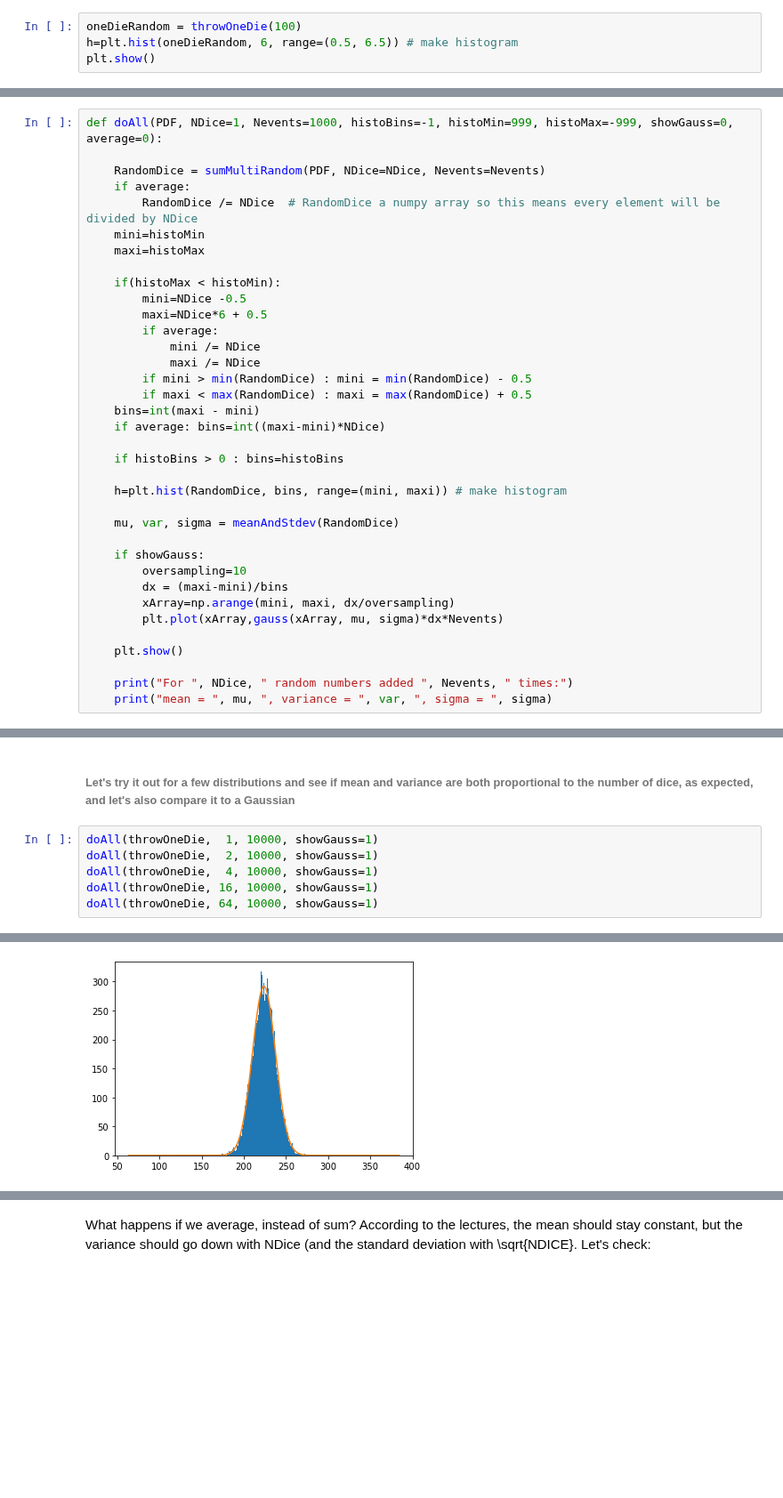
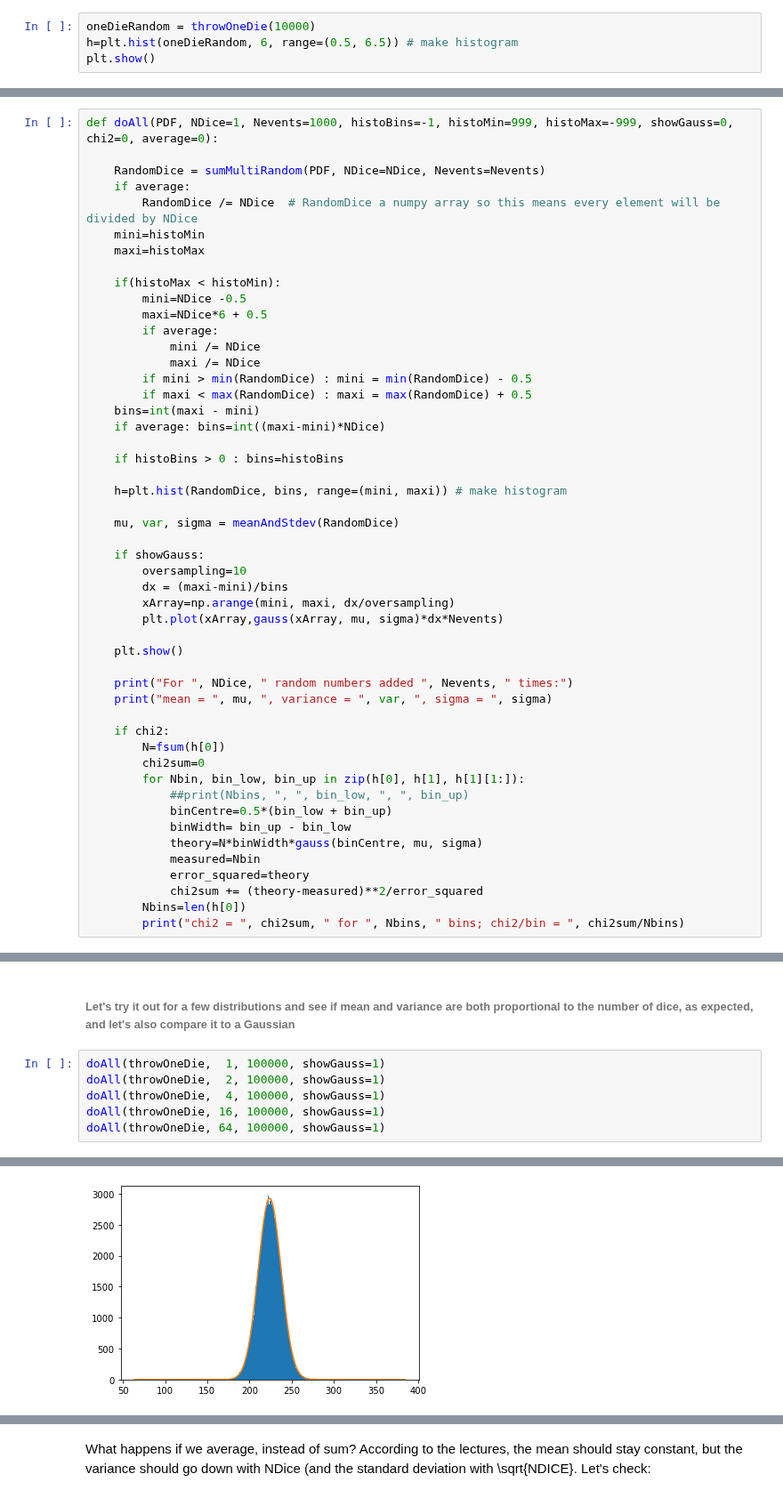
Before and after one commit to JonasRademacker/JupyterNotebooksForTeachingMath, a Jupyter notebook: CentralLimitTheoremWithDice.ipynb, the cells around one changed output, grey strips where cells are left out. Shown at 89% size. Saved outputs shown, nothing was run; the diff lists cells and outputs as text; blank space fills up the shorter version.

```diff
--- a/CentralLimitTheoremWithDice.ipynb
+++ b/CentralLimitTheoremWithDice.ipynb
@@ -19,7 +19,7 @@ def throwOneDie(HowOften):
     #turn it into integers from 1 to 6:
     return np.trunc(flatRandom*6)+1  #numpy way of saying: return [int(x*6)+1 for x in flatRandom]
 # %%
-oneDieRandom = throwOneDie(100)
+oneDieRandom = throwOneDie(10000)
 h=plt.hist(oneDieRandom, 6, range=(0.5, 6.5)) # make histogram
 plt.show()
 # %% [output]
@@ -68,7 +68,7 @@ def gauss(x, mean, sigma):
 # %% [markdown]
 Now let's put it all together in one neat function
 # %%
-def doAll(PDF, NDice=1, Nevents=1000, histoBins=-1, histoMin=999, histoMax=-999, showGauss=0, average=0):
+def doAll(PDF, NDice=1, Nevents=1000, histoBins=-1, histoMin=999, histoMax=-999, showGauss=0, chi2=0, average=0):
 
     RandomDice = sumMultiRandom(PDF, NDice=NDice, Nevents=Nevents)
     if average:
@@ -103,4 +103,18 @@ def doAll(PDF, NDice=1, Nevents=1000, histoBins=-1, histoMin=999, histoMax=-999,
 
     print("For ", NDice, " random numbers added ", Nevents, " times:")
     print("mean = ", mu, ", variance = ", var, ", sigma = ", sigma)
+
+    if chi2:
+        N=fsum(h[0])
+        chi2sum=0
+        for Nbin, bin_low, bin_up in zip(h[0], h[1], h[1][1:]):
+            ##print(Nbins, ", ", bin_low, ", ", bin_up)
+            binCentre=0.5*(bin_low + bin_up)
+            binWidth= bin_up - bin_low
+            theory=N*binWidth*gauss(binCentre, mu, sigma)
+            measured=Nbin
+            error_squared=theory
+            chi2sum += (theory-measured)**2/error_squared
+        Nbins=len(h[0])
+        print("chi2 = ", chi2sum, " for ", Nbins, " bins; chi2/bin = ", chi2sum/Nbins)
 # %%
@@ -112,9 +126,9 @@ mean =  14.0508 , variance =  11.637619359999974 , sigma =  3.4113955150348625
 # %% [markdown]
 ###### Let's try it out for a few distributions and see if mean and variance are both proportional to the number of dice, as expected, and let's also compare it to a Gaussian
 # %%
-doAll(throwOneDie,  1, 10000, showGauss=1)
-doAll(throwOneDie,  2, 10000, showGauss=1)
-doAll(throwOneDie,  4, 10000, showGauss=1)
-doAll(throwOneDie, 16, 10000, showGauss=1)
-doAll(throwOneDie, 64, 10000, showGauss=1)
+doAll(throwOneDie,  1, 100000, showGauss=1)
+doAll(throwOneDie,  2, 100000, showGauss=1)
+doAll(throwOneDie,  4, 100000, showGauss=1)
+doAll(throwOneDie, 16, 100000, showGauss=1)
+doAll(throwOneDie, 64, 100000, showGauss=1)
 # %% [output]
@@ -133 +147 @@ mean =  56.0091 , variance =  46.87401719000036 , sigma =  6.84646019414415
-[figure, old version]
+[figure, new version]
```
Also changed, not shown: parts of 11 cells of this notebook, 1 other file.
